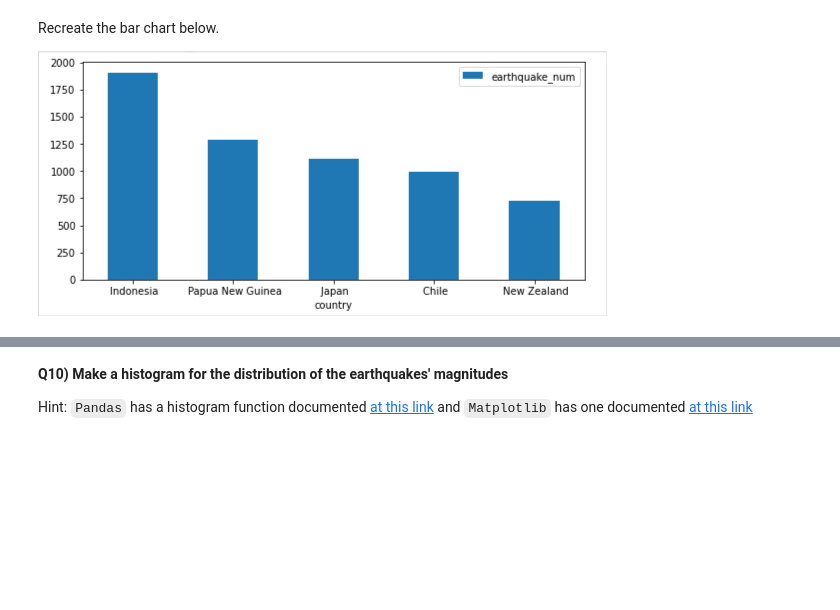
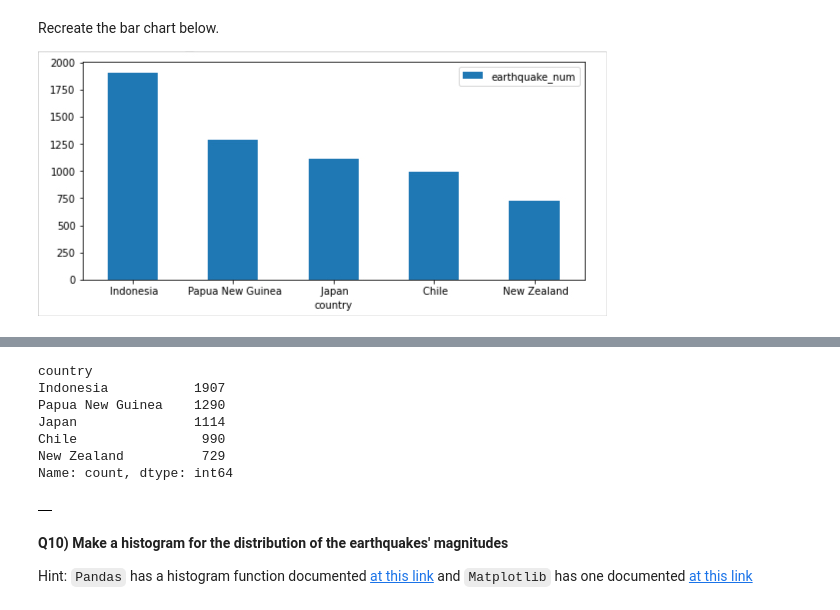
Before and after one commit to Luca-wirthner/2024_Geoinformatique_I, a Jupyter notebook: IP/W3_S1.ipynb, the cells around one changed output, grey strips where cells are left out. Drawn from its saved outputs; the diff is of its cells as text; code cells hidden in the pictures; blank space fills up the shorter version.

```diff
--- a/IP/W3_S1.ipynb
+++ b/IP/W3_S1.ipynb
@@ -369,6 +413,17 @@ Recreate the bar chart below.
 # %%
 # convert what you just printed to a DataFrame with 2 columns: 'country' (text) and 'earthquake_num' (number)
 # Hint: separate the text and numbers and store them separately in lists
+top_5df = pd.DataFrame(print(Num2.head()))
+top_5df
+# %% [output]
+country
+Indonesia           1907
+Papua New Guinea    1290
+Japan               1114
+Chile                990
+New Zealand          729
+Name: count, dtype: int64
+|  |
 # %%
 #@markdown Fill in the blank version. Double click to reveal
 # print the first 5 rows of num2
```
Also changed, not shown: parts of 4 cells of this notebook.
